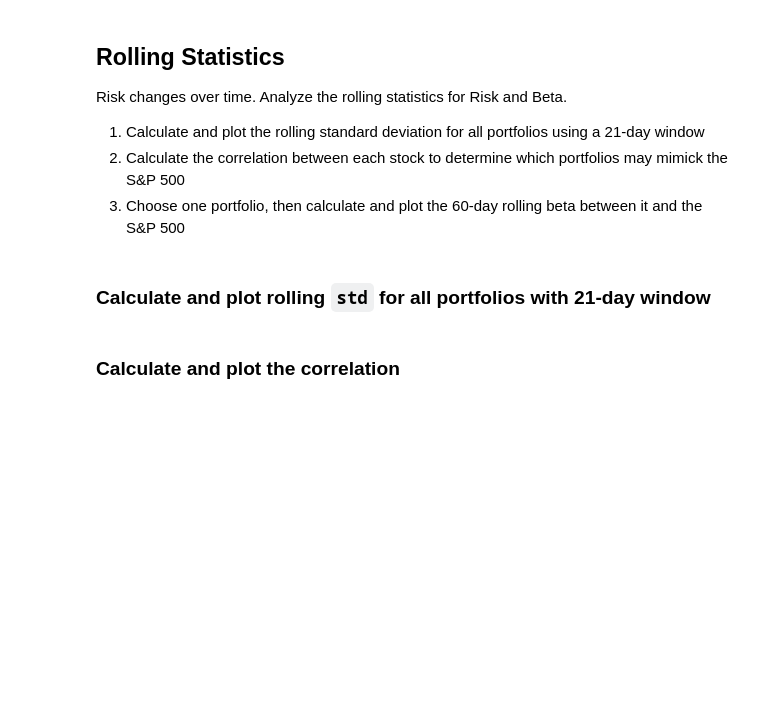
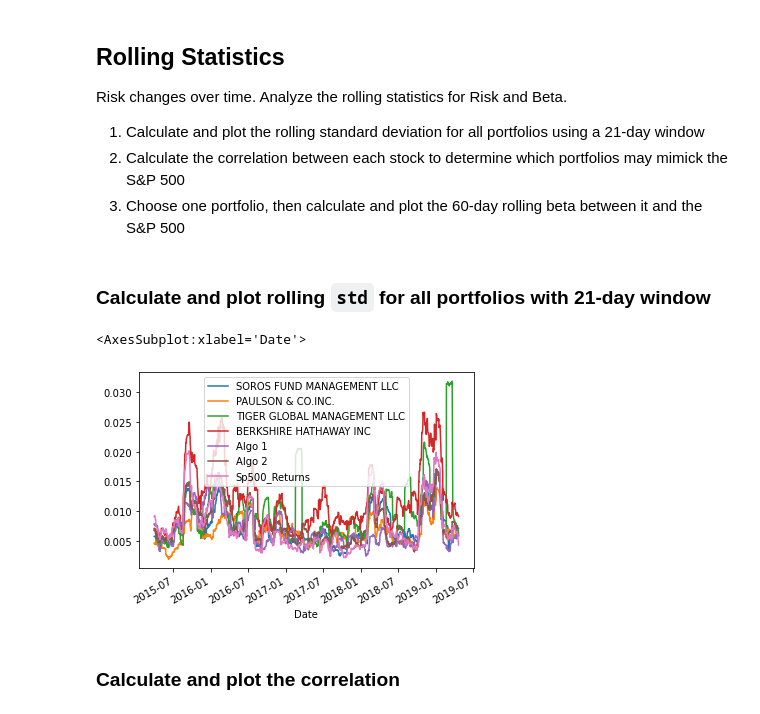
Before and after one commit to Aqui1983/Module_4_challenge, a Jupyter notebook: Module_4_challenge_starter_code/whale_analysis.ipynb, the cells around one changed output. Drawn from its saved outputs; the diff is of its cells as text; code cells hidden in the pictures; blank space fills up the shorter version.

```diff
--- a/Module_4_challenge_starter_code/whale_analysis.ipynb
+++ b/Module_4_challenge_starter_code/whale_analysis.ipynb
@@ -252,8 +303,12 @@ Risk changes over time. Analyze the rolling statistics for Risk and Beta.
 ### Calculate and plot rolling `std` for all portfolios with 21-day window
 # %%
 # Calculate the rolling standard deviation for all portfolios using a 21-day window
-
+combined_rolling_std = combined_returns_df.rolling(window=21).std()
 # Plot the rolling standard deviation
+combined_rolling_std.plot()
+# %% [output]
+<AxesSubplot:xlabel='Date'>
+[figure, added]
 # %% [markdown]
 ### Calculate and plot the correlation
 # %%
```
Also changed, not shown: parts of 39 cells of this notebook.
